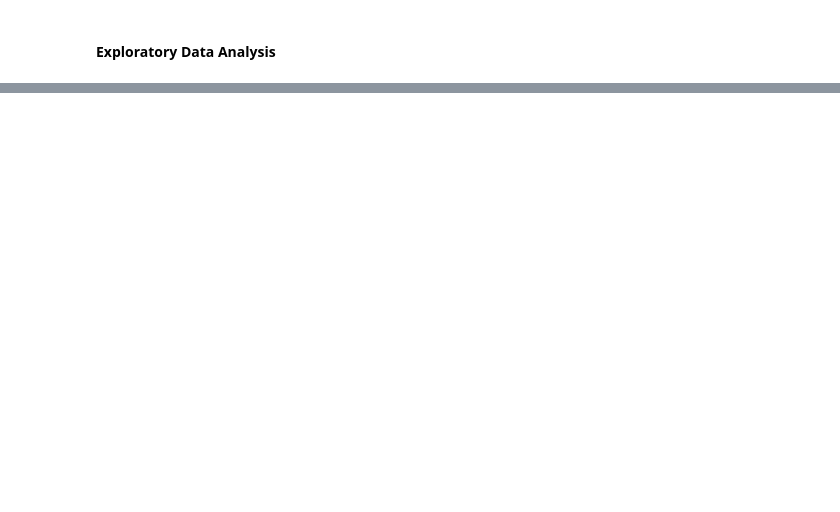
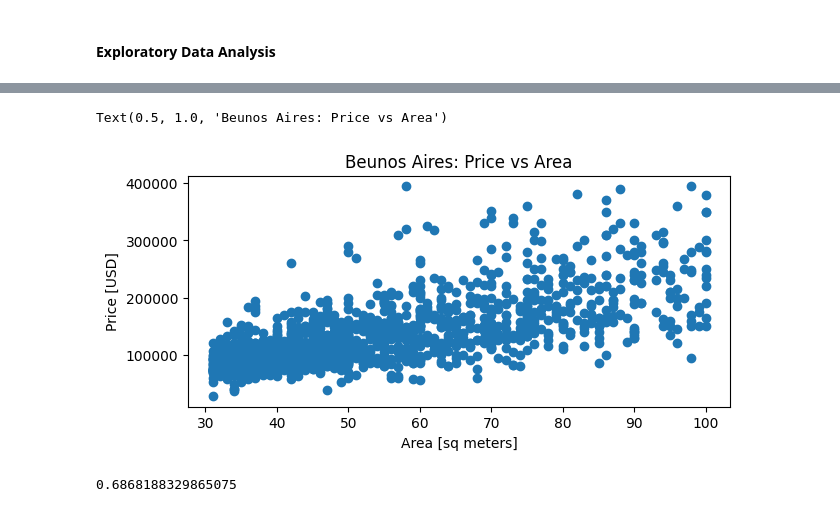
Before and after one commit to tech-ml-quant-luv/Applied_data_science_lab_worldquant, a Jupyter notebook: Project 2 - Housing in Buenos Aires/predicting_price_with_size.ipynb, the cells around one changed output, grey strips where cells are left out. Saved outputs shown, nothing was run; the diff lists cells and outputs as text; code cells hidden in the pictures; blank space fills up the shorter version.

```diff
--- a/Project 2 - Housing in Buenos Aires/predicting_price_with_size.ipynb
+++ b/Project 2 - Housing in Buenos Aires/predicting_price_with_size.ipynb
@@ -206,0 +216,14 @@ memory usage: 250.5+ KB
+# %%
+fig,ax = plt.subplots(figsize=(7,3))
+ax.scatter(df["surface_covered_in_m2"], df["price_aprox_usd"])
+ax.set_xlabel("Area [sq meters]")
+ax.set_ylabel("Price [USD]")
+ax.set_title("Beunos Aires: Price vs Area")
+# %% [output]
+Text(0.5, 1.0, 'Beunos Aires: Price vs Area')
+[figure, added]
+# %%
+p_coefficient = df["surface_covered_in_m2"].corr(df["price_aprox_usd"])
+print(p_coefficient)
+# %% [output]
+0.6868188329865075
```
Also changed, not shown: parts of 23 cells of this notebook, 2 other files.
